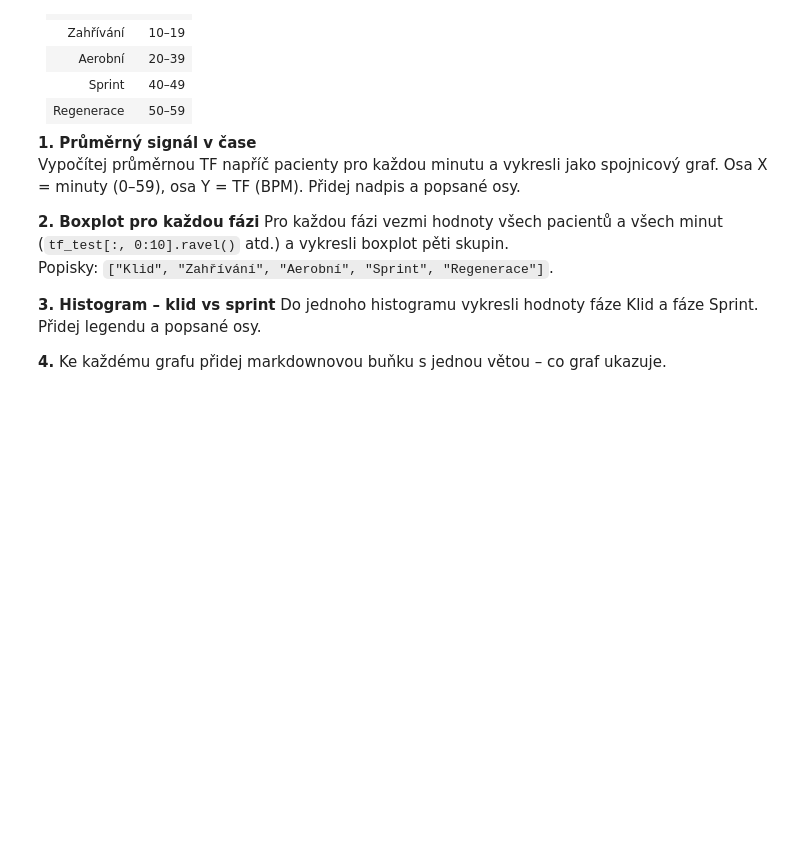
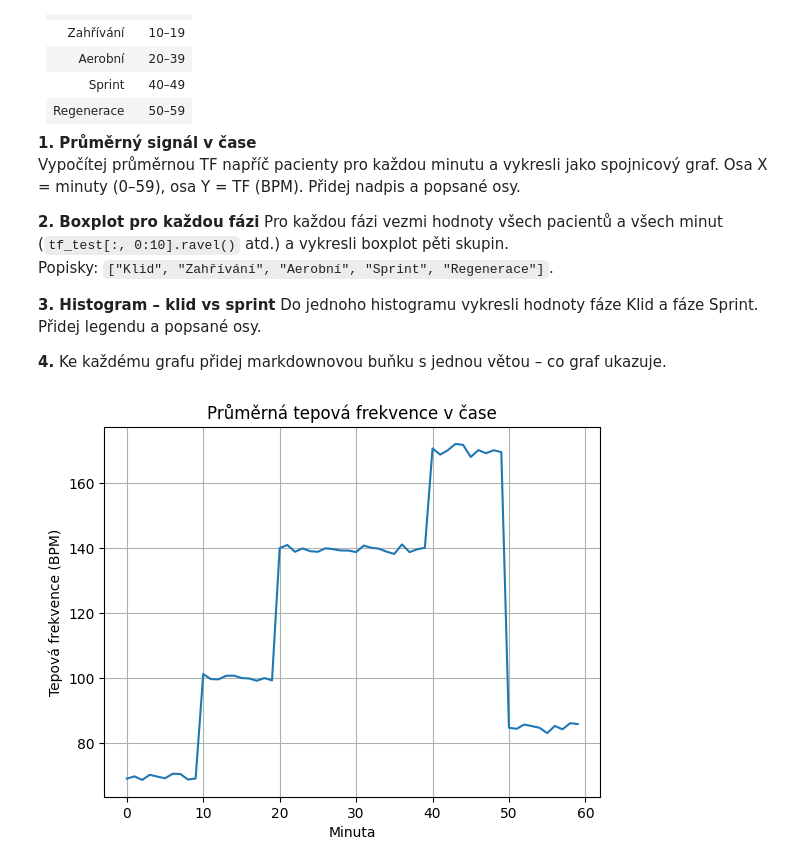
Before and after one commit to anizek/prg_cviceni12, a Jupyter notebook: cviceni_12_matplotlib.ipynb, the cells around one changed output. Saved outputs shown, nothing was run; the diff lists cells and outputs as text; code cells hidden in the pictures; blank space fills up the shorter version.

```diff
--- a/cviceni_12_matplotlib.ipynb
+++ b/cviceni_12_matplotlib.ipynb
@@ -212,17 +244,18 @@ Přidej legendu a popsané osy.
 
 **4.** Ke každému grafu přidej markdownovou buňku s jednou větou – co graf ukazuje.
 # %%
-# tf_test.shape == (30, 60)
-# Fáze: Klid 0–9, Zahřívání 10–19, Aerobní 20–39, Sprint 40–49, Regenerace 50–59
+import numpy as np
+import matplotlib.pyplot as plt
 
-# 1. Průměrná TF v čase (signál)
+# průměr přes pacienty (osa 0)
+mean_tf = np.mean(tf_test, axis=0)
 
-
-# 2. Boxplot – 5 fází
-faze_data   = [tf_test[:, 0:10].ravel(), tf_test[:, 10:20].ravel(),
-               tf_test[:, 20:40].ravel(), tf_test[:, 40:50].ravel(),
-               tf_test[:, 50:60].ravel()]
-faze_labels = ["Klid", "Zahřívání", "Aerobní", "Sprint", "Regenerace"]
-
-
-# 3. Histogram – klid vs sprint
+plt.figure()
+plt.plot(range(60), mean_tf)
+plt.xlabel("Minuta")
+plt.ylabel("Tepová frekvence (BPM)")
+plt.title("Průměrná tepová frekvence v čase")
+plt.grid()
+plt.show()
+# %% [output]
+[figure, added]
```
Also changed, not shown: parts of 13 cells of this notebook, 43 other files.
